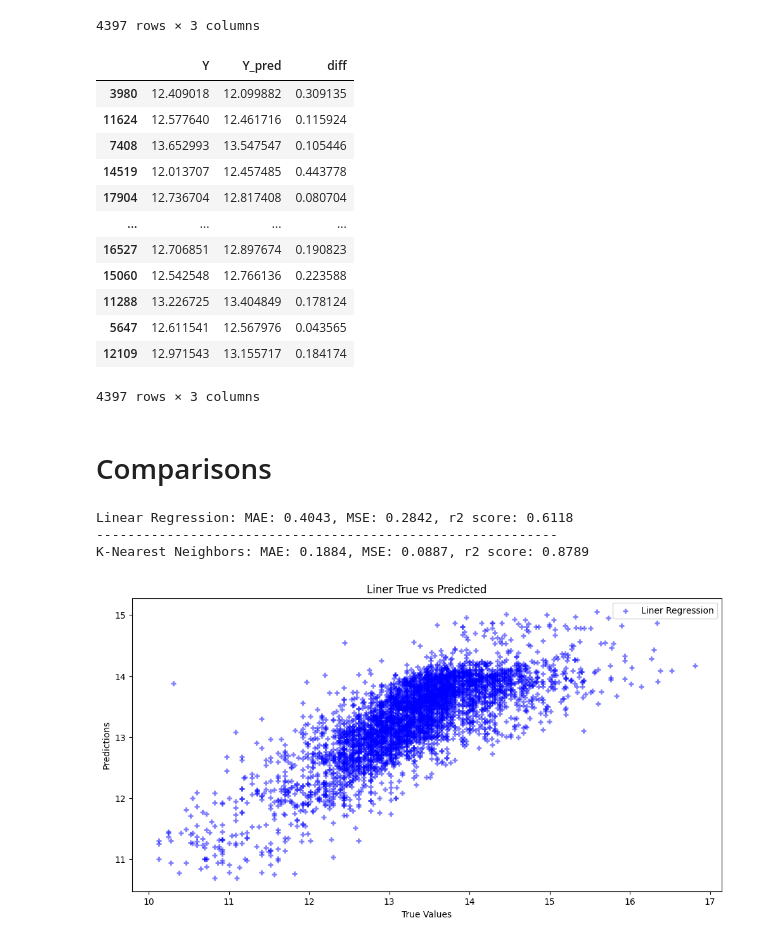
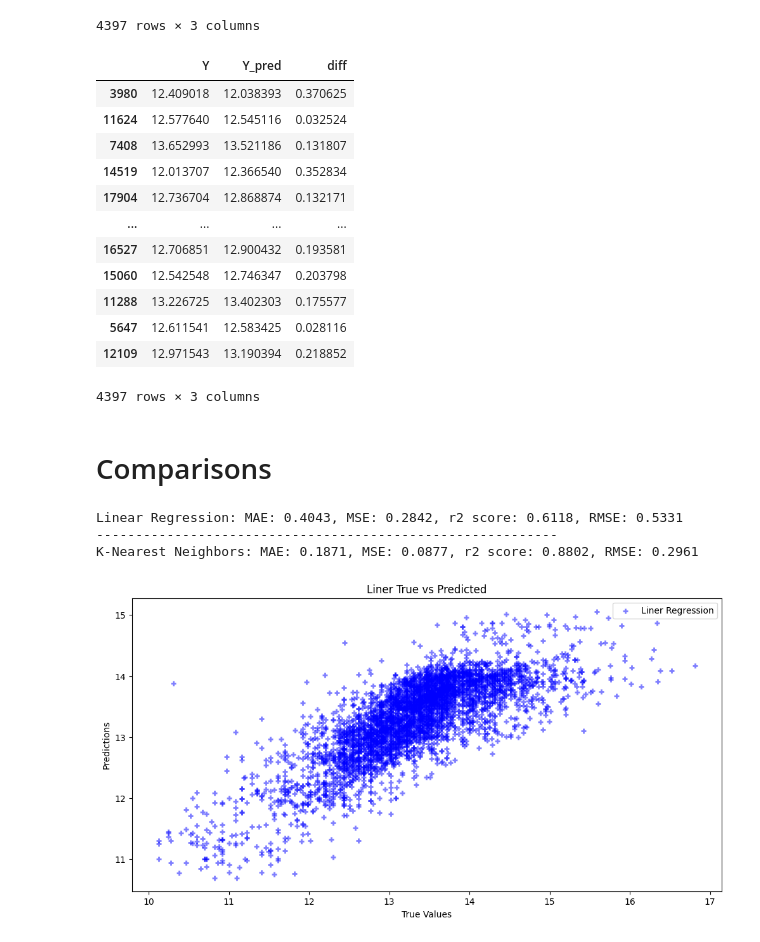
Before and after one commit to yousef-RXy/machine-learning, a Jupyter notebook: numaricDataSet.ipynb, the cells around one changed output. Cells and saved outputs as stored; diff of their text form; code cells hidden in the pictures.

```diff
--- a/numaricDataSet.ipynb
+++ b/numaricDataSet.ipynb
@@ -337,24 +337,24 @@ result
 | 12109 | 12.971543 | 13.584688 | 0.613145 |
 4397 rows × 3 columns
 # %%
-knn_model = KNeighborsRegressor()
+knn_model = KNeighborsRegressor(n_neighbors=4)
 knn_model.fit(X_train, y_train)
 y_pred_knn = knn_model.predict(X_test)
 result = pd.DataFrame({'Y' : y_test,'Y_pred' : y_pred_knn, 'diff':abs(y_pred_knn-y_test)})
 result
 # %% [output]
 |  | Y | Y_pred | diff |
-| 3980 | 12.409018 | 12.099882 | 0.309135 |
-| 11624 | 12.577640 | 12.461716 | 0.115924 |
-| 7408 | 13.652993 | 13.547547 | 0.105446 |
-| 14519 | 12.013707 | 12.457485 | 0.443778 |
-| 17904 | 12.736704 | 12.817408 | 0.080704 |
+| 3980 | 12.409018 | 12.038393 | 0.370625 |
+| 11624 | 12.577640 | 12.545116 | 0.032524 |
+| 7408 | 13.652993 | 13.521186 | 0.131807 |
+| 14519 | 12.013707 | 12.366540 | 0.352834 |
+| 17904 | 12.736704 | 12.868874 | 0.132171 |
 | ... | ... | ... | ... |
-| 16527 | 12.706851 | 12.897674 | 0.190823 |
-| 15060 | 12.542548 | 12.766136 | 0.223588 |
-| 11288 | 13.226725 | 13.404849 | 0.178124 |
-| 5647 | 12.611541 | 12.567976 | 0.043565 |
-| 12109 | 12.971543 | 13.155717 | 0.184174 |
+| 16527 | 12.706851 | 12.900432 | 0.193581 |
+| 15060 | 12.542548 | 12.746347 | 0.203798 |
+| 11288 | 13.226725 | 13.402303 | 0.175577 |
+| 5647 | 12.611541 | 12.583425 | 0.028116 |
+| 12109 | 12.971543 | 13.190394 | 0.218852 |
 4397 rows × 3 columns
 # %% [markdown]
 # Comparisons
@@ -362,16 +362,20 @@ result
 mae_lin = mean_absolute_error(y_test, y_pred_lin)
 mse_lin =mean_squared_error(y_test, y_pred_lin)
 r2_lin = r2_score(y_test, y_pred_lin)
+rmse_lin = root_mean_squared_error(y_test, y_pred_lin)
+
 mae_knn = mean_absolute_error(y_test, y_pred_knn)
 mse_knn =mean_squared_error(y_test, y_pred_knn)
 r2_knn = r2_score(y_test, y_pred_knn)
-print(f"Linear Regression: MAE: {mae_lin:.4f}, MSE: {mse_lin:.4f}, r2 score: {r2_lin:.4f}")
+rmse_knn = root_mean_squared_error(y_test, y_pred_knn)
+
+print(f"Linear Regression: MAE: {mae_lin:.4f}, MSE: {mse_lin:.4f}, r2 score: {r2_lin:.4f}, RMSE: {rmse_lin:.4f}")
 print("-----------------------------------------------------------")
-print(f"K-Nearest Neighbors: MAE: {mae_knn:.4f}, MSE: {mse_knn:.4f}, r2 score: {r2_knn:.4f}")
+print(f"K-Nearest Neighbors: MAE: {mae_knn:.4f}, MSE: {mse_knn:.4f}, r2 score: {r2_knn:.4f}, RMSE: {rmse_knn:.4f}")
 # %% [output]
-Linear Regression: MAE: 0.4043, MSE: 0.2842, r2 score: 0.6118
+Linear Regression: MAE: 0.4043, MSE: 0.2842, r2 score: 0.6118, RMSE: 0.5331
 -----------------------------------------------------------
-K-Nearest Neighbors: MAE: 0.1884, MSE: 0.0887, r2 score: 0.8789
+K-Nearest Neighbors: MAE: 0.1871, MSE: 0.0877, r2 score: 0.8802, RMSE: 0.2961
 # %%
 plt.figure(figsize=(12,6))
 
```
Also changed, not shown: parts of 2 cells of this notebook, 3 other files.
